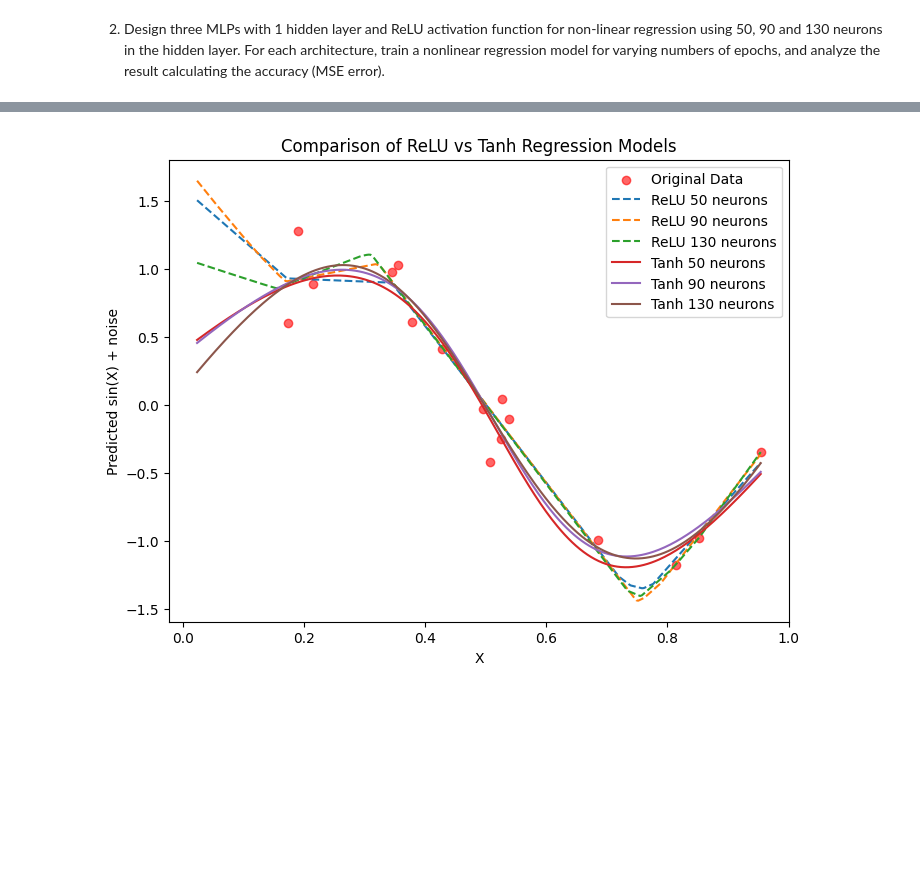
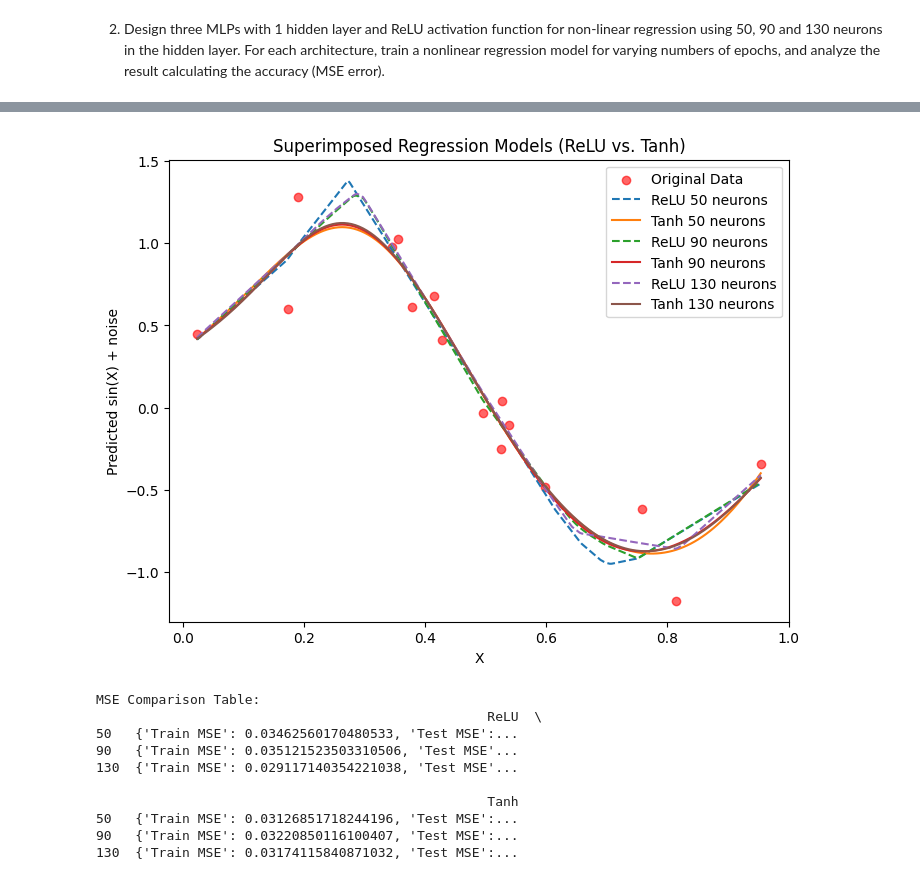
Before and after one commit to UHcolton/Deep-Learning-Projects, a Jupyter notebook: hw2_noisy_sine.ipynb, the cells around one changed output, grey strips where cells are left out. Cells and saved outputs as stored; diff of their text form; code cells hidden in the pictures; blank space fills up the shorter version.

```diff
--- a/hw2_noisy_sine.ipynb
+++ b/hw2_noisy_sine.ipynb
@@ -94,18 +72,14 @@ X_train, X_test, y_train, y_test = train_test_split(X_tensor, y_tensor, test_siz
 # %%
-# instantiate the non-linear model for varying hidden layer sizes
+# nonlinear regression model
 class NonLinearRegression(nn.Module):
-    def __init__(self, hidden_size, activation_func=nn.ReLU()):
+    def __init__(self, hidden_layers, activation_func):
         super(NonLinearRegression, self).__init__()
-        self.fc1 = nn.Linear(1, hidden_size) # input -> hidden layer
+        self.fc1 = nn.Linear(1, hidden_layers) # input to hidden layer
         self.activation_func =  activation_func# activation function i.e. ReLU = max(0, x-c) or tanh(x)
-        self.fc2 = nn.Linear(hidden_size,1) # hidden layer -> one cont. ouput (regression)
+        self.fc2 = nn.Linear(hidden_layers,1) # hidden layer to one cont. ouput (regression)
 
     def forward(self, x):
-        x = self.activation_func(self.fc1(x)) # input -> activation
-        x = self.fc2(x) # activated from hidden -> ouput
-        return x # give me my output please
-
-# define params
-learning_rate = 0.01
-hidden_sizes = [50, 90, 130]
-num_epochs = 1000
+        out = self.fc1(x)
+        out = self.activation_func(out) # applying activation
+        out = self.fc2(out) # activated hidden to output
+        return out # output
@@ -230,41 +187,45 @@ performance of each activation function, i.e., compare accuracy.
 # %%
-# Generate predictions for plotting
-X_plot = torch.linspace(X_tensor.min(), X_tensor.max(), 300).unsqueeze(1)  # Generate 300 smooth X points
+# Generate smooth X values for plotting
+X_plot = np.linspace(X.min(), X.max(), 300).reshape(-1, 1)
+X_plot_tensor = torch.tensor(X_plot, dtype=torch.float32)
 
 plt.figure(figsize=(8, 6))
-plt.scatter(X_train.numpy(), y_train.numpy(), color='red', alpha=0.6, label='Original Data')
+plt.scatter(X_train, y_train, color='red', alpha=0.6, label='Original Data')
 
-# Plot ReLU predictions
-for size in hidden_sizes:
-    relu_model = NonLinearRegression(hidden_size=size, activation_func=nn.ReLU())
-    relu_model.load_state_dict(torch.load(f"relu_model_{size}.pth"))  # Load trained weights
+for size in hidden_layers:
+    relu_model = NonLinearRegression(size, nn.ReLU())
+    relu_model.load_state_dict(torch.load(f"model_{size}_ReLU.pth"))
     relu_model.eval()
+    with torch.no_grad():
+        y_relu_pred = relu_model(X_plot_tensor).numpy()
+    plt.plot(X_plot, y_relu_pred, linestyle="dashed", label=f"ReLU {size} neurons")
 
+    tanh_model = NonLinearRegression(size, nn.Tanh())
+    tanh_model.load_state_dict(torch.load(f"model_{size}_Tanh.pth"))
+    tanh_model.eval()
     with torch.no_grad():
-        y_relu_pred = relu_model(X_plot).numpy()  # Generate predictions
+        y_tanh_pred = tanh_model(X_plot_tensor).numpy()
+    plt.plot(X_plot, y_tanh_pred, label=f"Tanh {size} neurons")
 
-    # Sort values for smooth plotting
-    sorted_indices = np.argsort(X_plot.numpy().flatten())
-    plt.plot(X_plot.numpy()[sorted_indices], y_relu_pred[sorted_indices], linestyle="dashed", label=f"ReLU {size} neurons")
-
-# Plot Tanh predictions
-for size in hidden_sizes:
-    tanh_model = NonLinearRegression(hidden_size=size, activation_func=nn.Tanh())
-    tanh_model.load_state_dict(torch.load(f"tanh_model_{size}.pth"))  # Load trained weights
-    tanh_model.eval()
-
-    with torch.no_grad():
-        y_tanh_pred = tanh_model(X_plot).numpy()  # Generate predictions
-
-    # Sort values for smooth plotting
-    sorted_indices = np.argsort(X_plot.numpy().flatten())
-    plt.plot(X_plot.numpy()[sorted_indices], y_tanh_pred[sorted_indices], label=f"Tanh {size} neurons")
-
-# Final plot settings
 plt.xlabel("X")
 plt.ylabel("Predicted sin(X) + noise")
-plt.title("Comparison of ReLU vs Tanh Regression Models")
+plt.title("Superimposed Regression Models (ReLU vs. Tanh)")
 plt.legend()
 plt.show()
+
+# Print MSE comparison table
+mse_df = pd.DataFrame(mse_results).T
+print("\nMSE Comparison Table:")
+print(mse_df)
 # %% [output]
-[figure, old version]
+[figure, new version]
+MSE Comparison Table:
+                                                  ReLU  \
+50   {'Train MSE': 0.03462560170480533, 'Test MSE':...
+90   {'Train MSE': 0.035121523503310506, 'Test MSE'...
+130  {'Train MSE': 0.029117140354221038, 'Test MSE'...
+
+                                                  Tanh
+50   {'Train MSE': 0.03126851718244196, 'Test MSE':...
+90   {'Train MSE': 0.03220850116100407, 'Test MSE':...
+130  {'Train MSE': 0.03174115840871032, 'Test MSE':...
```
Also changed, not shown: parts of 14 cells of this notebook.
